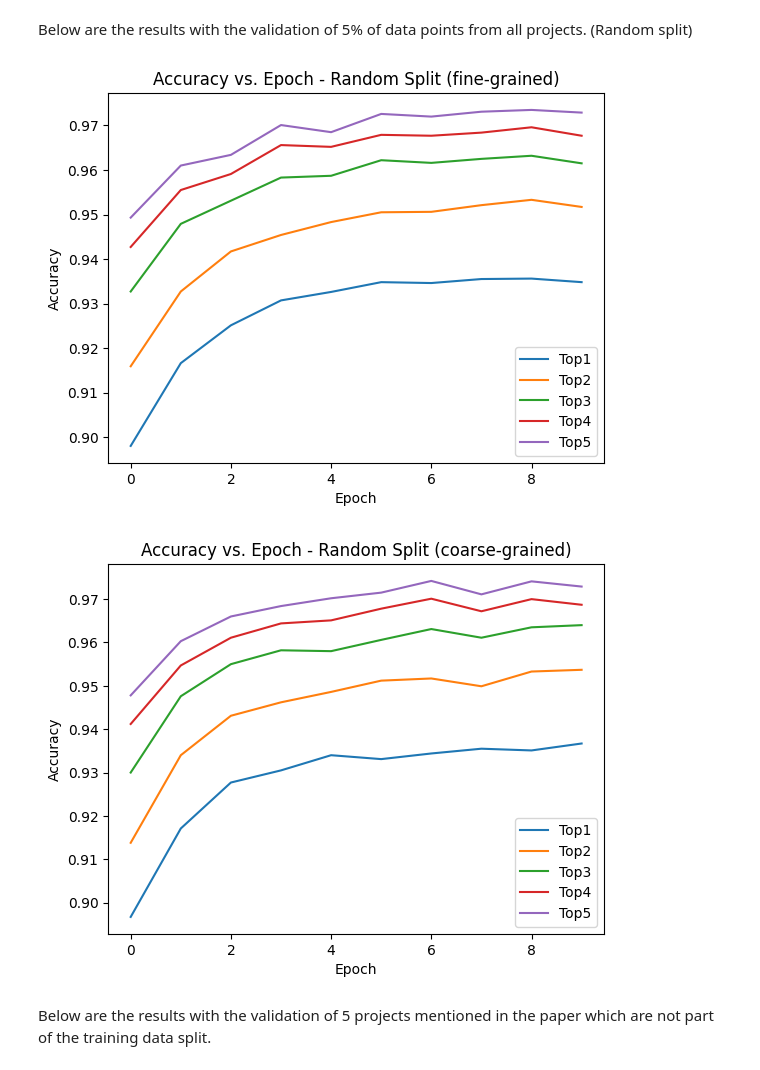
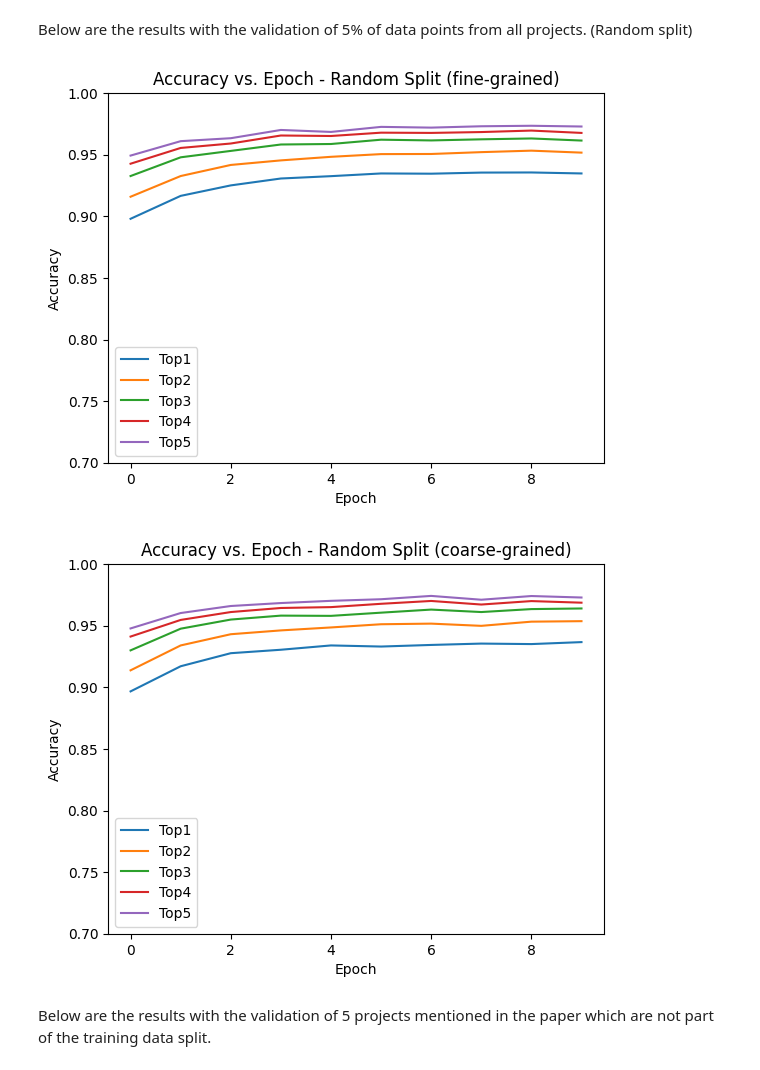
Before and after one commit to piyush-bajaj/DynamicPythonBenchmark, a Jupyter notebook: evaluation/Lexecutor Evaluation.ipynb, the cells around one changed output. Cells and saved outputs as stored; diff of their text form; code cells hidden in the pictures.

```diff
--- a/evaluation/Lexecutor Evaluation.ipynb
+++ b/evaluation/Lexecutor Evaluation.ipynb
@@ -90,6 +90,9 @@ for i in range(len(columns)):
 ax.set_xlabel('Epoch')
 ax.set_ylabel('Accuracy')
 
+# Set y-ticks
+ax.set_yticks([x / 100.0 for x in range(70, 101, 5)])
+
 # Set the graph title
 ax.set_title('Accuracy vs. Epoch - Random Split (fine-grained)')
 
@@ -99,39 +102,42 @@ ax.legend()
 # Show the graph
 plt.show()
 # %% [output]
-[figure, old version]
+[figure, new version]
 # %%
 import matplotlib.pyplot as plt
 import pandas as pd
 
 # Load data from CSV file
 data = pd.read_csv('validation_coarse1.csv')
 
 # Extract the column names and data
 columns = data.columns[1:]
 values = data.iloc[:, 1:]
 
 # Create a new figure and axis object
 fig, ax = plt.subplots()
 
 # Plot each line using a for loop
 for i in range(len(columns)):
     ax.plot(data['Epoch'], values.iloc[:, i], label=columns[i])
 
 # Set the x and y axis labels
 ax.set_xlabel('Epoch')
 ax.set_ylabel('Accuracy')
 
+# Set y-ticks
+ax.set_yticks([x / 100.0 for x in range(70, 101, 5)])
+
 # Set the graph title
 ax.set_title('Accuracy vs. Epoch - Random Split (coarse-grained)')
 
 # Show the legend
 ax.legend()
 
 # Show the graph
 plt.show()
 # %% [output]
-[figure, old version]
+[figure, new version]
 # %% [markdown]
 Below are the results with the validation of 5 projects mentioned in the paper which are not part of the training data split.
 # %%
```
Also changed, not shown: parts of 4 cells of this notebook.
